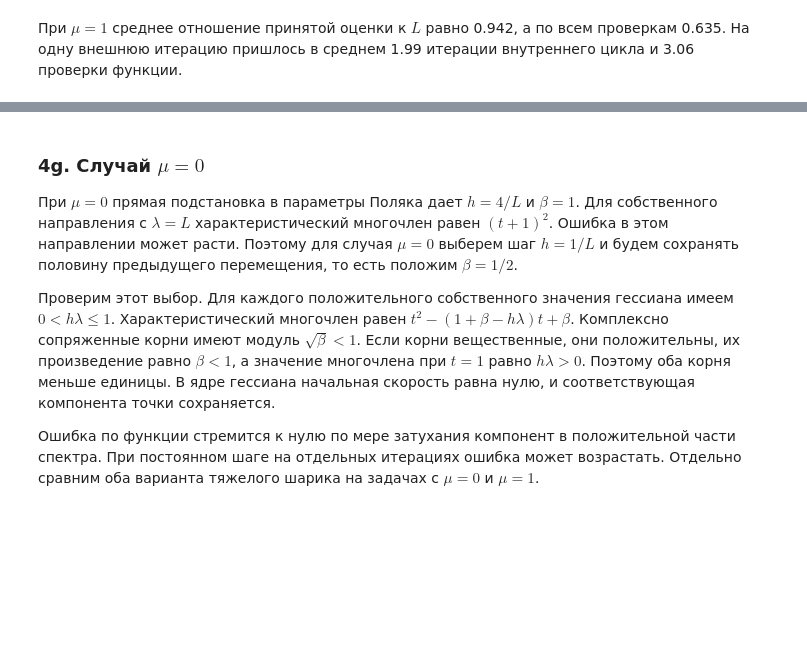
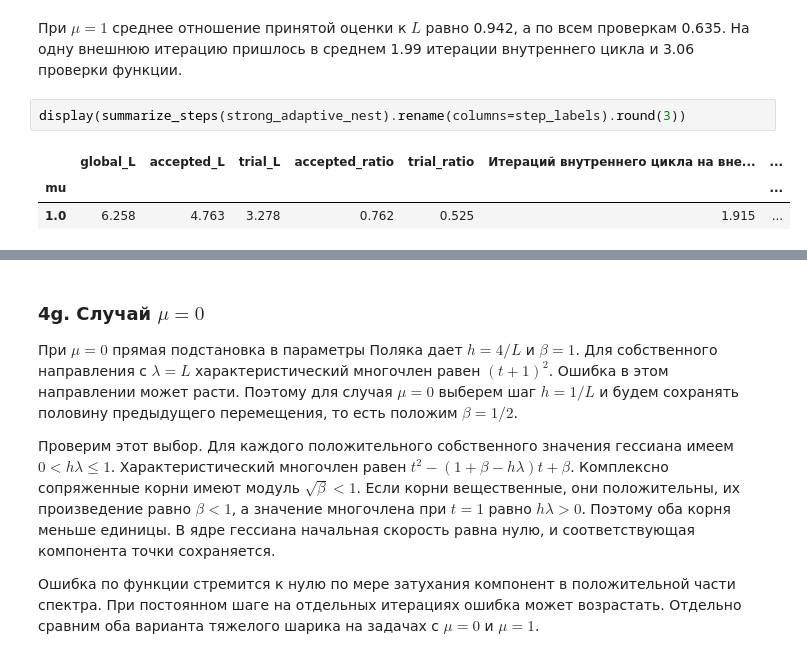
Before and after one commit to Sehpiiik/OM, a Jupyter notebook: lab1/lab1.ipynb, the cells around one changed output, grey strips where cells are left out. Drawn from its saved outputs; the diff is of its cells as text; blank space fills up the shorter version.

```diff
--- a/lab1/lab1.ipynb
+++ b/lab1/lab1.ipynb
@@ -1004,3 +1346,9 @@ summarize_steps(strong_adaptive).rename(columns=step_labels).round(3)
 | 1.0 | 6.258 | 5.893 | 3.971 | 0.942 | 0.635 | 1.993 | ... |
 # %% [markdown]
 При $\mu=1$ среднее отношение принятой оценки к $L$ равно 0.942, а по всем проверкам 0.635. На одну внешнюю итерацию пришлось в среднем 1.99 итерации внутреннего цикла и 3.06 проверки функции.
+# %%
+display(summarize_steps(strong_adaptive_nest).rename(columns=step_labels).round(3))
+# %% [output]
+|  | global_L | accepted_L | trial_L | accepted_ratio | trial_ratio | Итераций внутреннего цикла на вне... | ... |
+| mu |  |  |  |  |  |  | ... |
+| 1.0 | 6.258 | 4.763 | 3.278 | 0.762 | 0.525 | 1.915 | ... |
```
Also changed, not shown: parts of 22 cells of this notebook.
